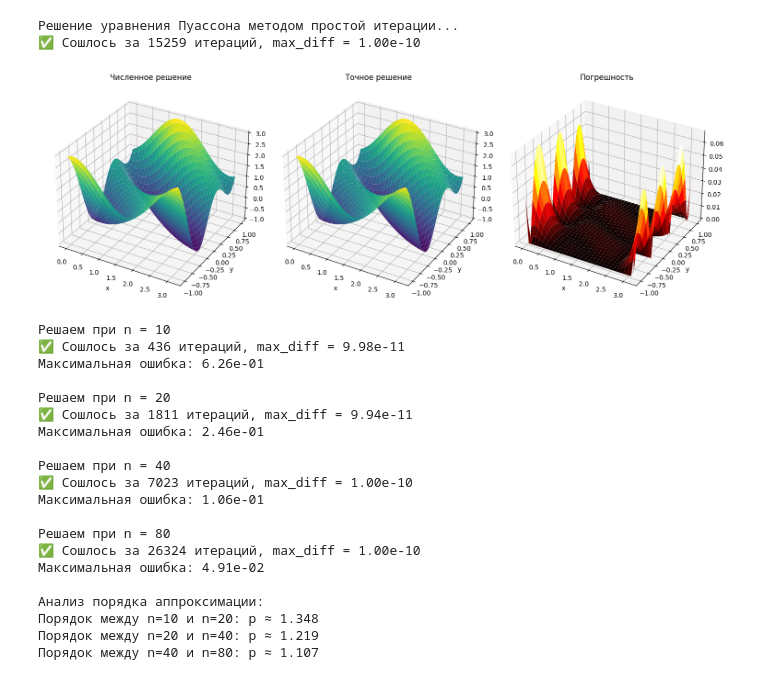
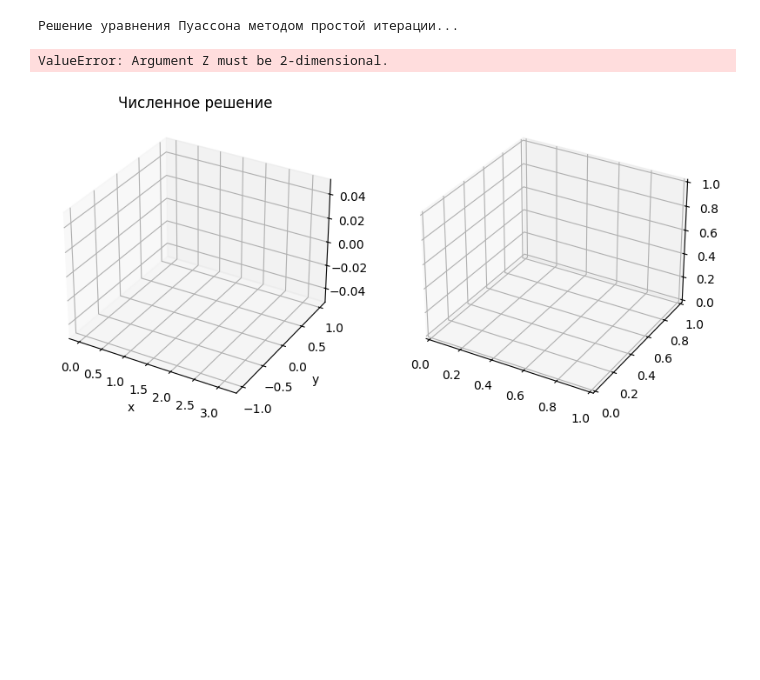
Before and after one commit to Howmanyeyes/chislaki_outmn_2025, a Jupyter notebook: lab2.ipynb, the cells around one changed output. Cells and saved outputs as stored; diff of their text form; code cells hidden in the pictures; blank space fills up the shorter version.

```diff
--- a/lab2.ipynb
+++ b/lab2.ipynb
@@ -80,15 +299,29 @@ def plot_results(X, Y, u_numeric, u_exact, error):
     plt.tight_layout()
     plt.show()
 
+def calculate_err(X, Y, u_numeric):
+    u_exact = exact_solution(X, Y)
+
+    # покомпонентная ошибка
+    diff = u_numeric - u_exact
+
+    # среднеквадратичная ошибка (RMSE)
+    rmse = np.sqrt(np.mean(diff**2))
+
+    return rmse
+
+
 def check_convergence_order():
-    n_list = [10, 20, 40, 80]
+    n_list = [5, 10, 20]
     errors = []
 
     for n in n_list:
         print(f"\nРешаем при n = {n}")
-        X, Y, u_num = solve_poisson(n, n)
+        x, y, u_num = solve_poisson(n, n)
+        X, Y = np.meshgrid(x, y, indexing='ij')
         u_exact, err = calculate_error(X, Y, u_num)
         max_err = np.max(err)
+
         errors.append(max_err)
         print(f"Максимальная ошибка: {max_err:.2e}")
 
@@ -99,35 +332,16 @@ def check_convergence_order():
 # %%
 def main():
     print("Решение уравнения Пуассона методом простой итерации...")
-    X, Y, u_num = solve_poisson(60, 60)
+    x, y, u_num = solve_poisson(40, 40)
+    X, Y = np.meshgrid(x, y, indexing='ij')
     u_exact, error = calculate_error(X, Y, u_num)
 
     plot_results(X, Y, u_num, u_exact, error)
     check_convergence_order()
 
 if __name__ == "__main__":
     main()
 # %% [output]
 Решение уравнения Пуассона методом простой итерации...
-✅ Сошлось за 15259 итераций, max_diff = 1.00e-10
+ValueError: Argument Z must be 2-dimensional.
-[figure, old version]
+[figure, new version]
-Решаем при n = 10
-✅ Сошлось за 436 итераций, max_diff = 9.98e-11
-Максимальная ошибка: 6.26e-01
-
-Решаем при n = 20
-✅ Сошлось за 1811 итераций, max_diff = 9.94e-11
-Максимальная ошибка: 2.46e-01
-
-Решаем при n = 40
-✅ Сошлось за 7023 итераций, max_diff = 1.00e-10
-Максимальная ошибка: 1.06e-01
-
-Решаем при n = 80
-✅ Сошлось за 26324 итераций, max_diff = 1.00e-10
-Максимальная ошибка: 4.91e-02
-
-Анализ порядка аппроксимации:
-Порядок между n=10 и n=20: p ≈ 1.348
-Порядок между n=20 и n=40: p ≈ 1.219
-Порядок между n=40 и n=80: p ≈ 1.107
```
Also changed, not shown: parts of 3 cells of this notebook, 2 other files.
